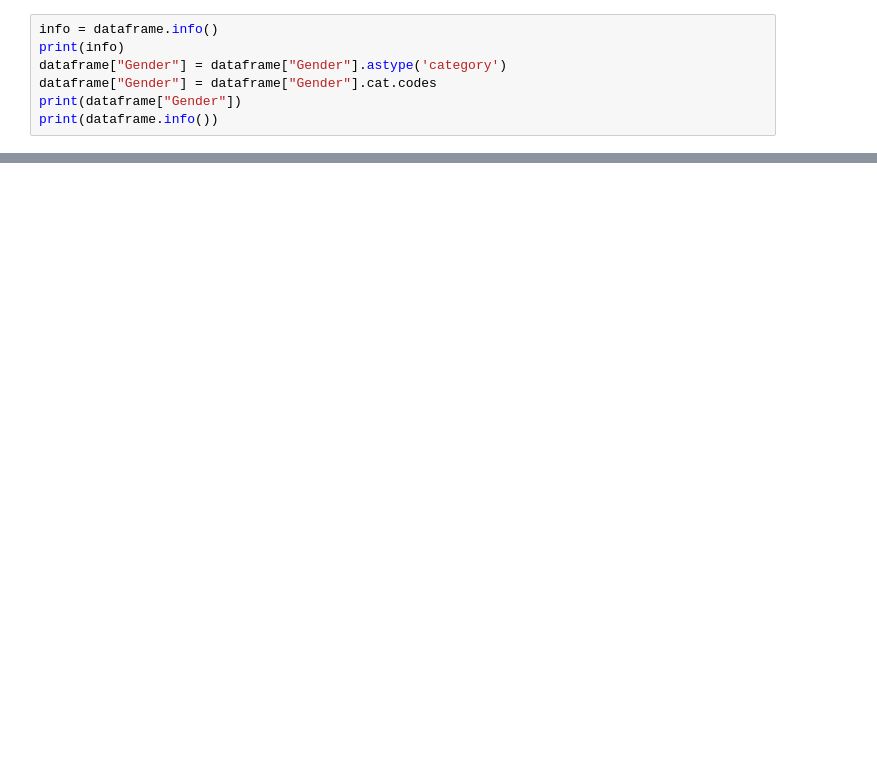
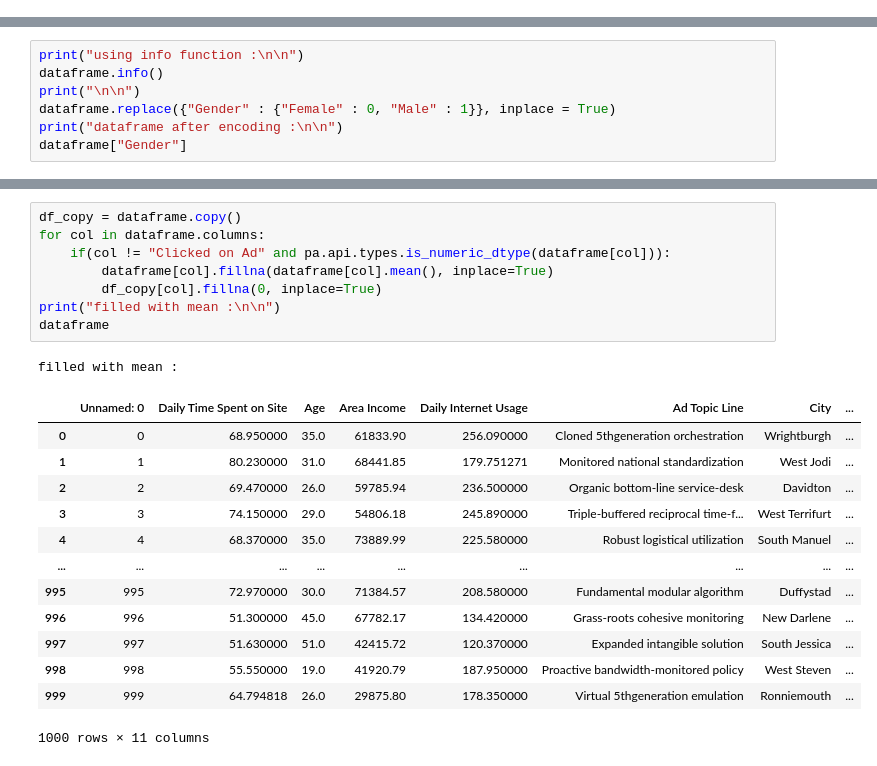
Before and after one commit to armin-afsharian/AI_CA0, a Jupyter notebook: 1.ipynb, the cells around one changed output, grey strips where cells are left out. Saved outputs shown, nothing was run; the diff lists cells and outputs as text; blank space fills up the shorter version.

```diff
--- a/1.ipynb
+++ b/1.ipynb
@@ -48,7 +30,0 @@ max              269.960000       1.000000
-# %%
-info = dataframe.info()
-print(info)
-dataframe["Gender"] = dataframe["Gender"].astype('category')
-dataframe["Gender"] = dataframe["Gender"].cat.codes
-print(dataframe["Gender"])
-print(dataframe.info())
@@ -72,0 +52,7 @@ None
+# %%
+print("using info function :\n\n")
+dataframe.info()
+print("\n\n")
+dataframe.replace({"Gender" : {"Female" : 0, "Male" : 1}}, inplace = True)
+print("dataframe after encoding :\n\n")
+dataframe["Gender"]
@@ -74,0 +111,23 @@ print(dataframe.isnull)
+# %%
+df_copy = dataframe.copy()
+for col in dataframe.columns:
+    if(col != "Clicked on Ad" and pa.api.types.is_numeric_dtype(dataframe[col])):
+        dataframe[col].fillna(dataframe[col].mean(), inplace=True)
+        df_copy[col].fillna(0, inplace=True)
+print("filled with mean :\n\n")
+dataframe
+# %% [output]
+filled with mean :
+|  | Unnamed: 0 | Daily Time Spent on Site | Age | Area Income | Daily Internet Usage | Ad Topic Line | City | ... |
+| 0 | 0 | 68.950000 | 35.0 | 61833.90 | 256.090000 | Cloned 5thgeneration orchestration | Wrightburgh | ... |
+| 1 | 1 | 80.230000 | 31.0 | 68441.85 | 179.751271 | Monitored national standardization | West Jodi | ... |
+| 2 | 2 | 69.470000 | 26.0 | 59785.94 | 236.500000 | Organic bottom-line service-desk | Davidton | ... |
+| 3 | 3 | 74.150000 | 29.0 | 54806.18 | 245.890000 | Triple-buffered reciprocal time-f... | West Terrifurt | ... |
+| 4 | 4 | 68.370000 | 35.0 | 73889.99 | 225.580000 | Robust logistical utilization | South Manuel | ... |
+| ... | ... | ... | ... | ... | ... | ... | ... | ... |
+| 995 | 995 | 72.970000 | 30.0 | 71384.57 | 208.580000 | Fundamental modular algorithm | Duffystad | ... |
+| 996 | 996 | 51.300000 | 45.0 | 67782.17 | 134.420000 | Grass-roots cohesive monitoring | New Darlene | ... |
+| 997 | 997 | 51.630000 | 51.0 | 42415.72 | 120.370000 | Expanded intangible solution | South Jessica | ... |
+| 998 | 998 | 55.550000 | 19.0 | 41920.79 | 187.950000 | Proactive bandwidth-monitored policy | West Steven | ... |
+| 999 | 999 | 64.794818 | 26.0 | 29875.80 | 178.350000 | Virtual 5thgeneration emulation | Ronniemouth | ... |
+1000 rows × 11 columns
```
Also changed, not shown: parts of 38 cells of this notebook, 3 other files.
